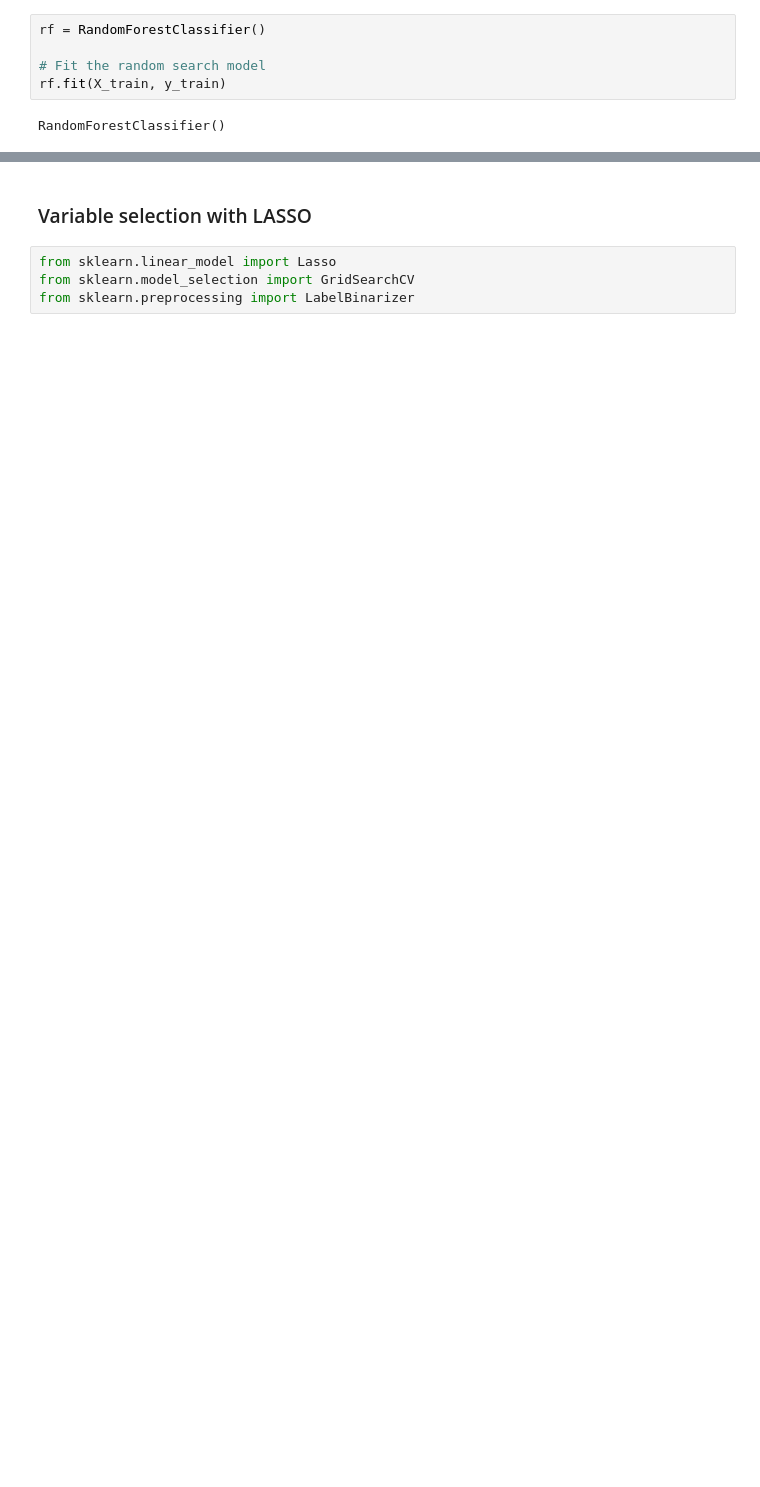
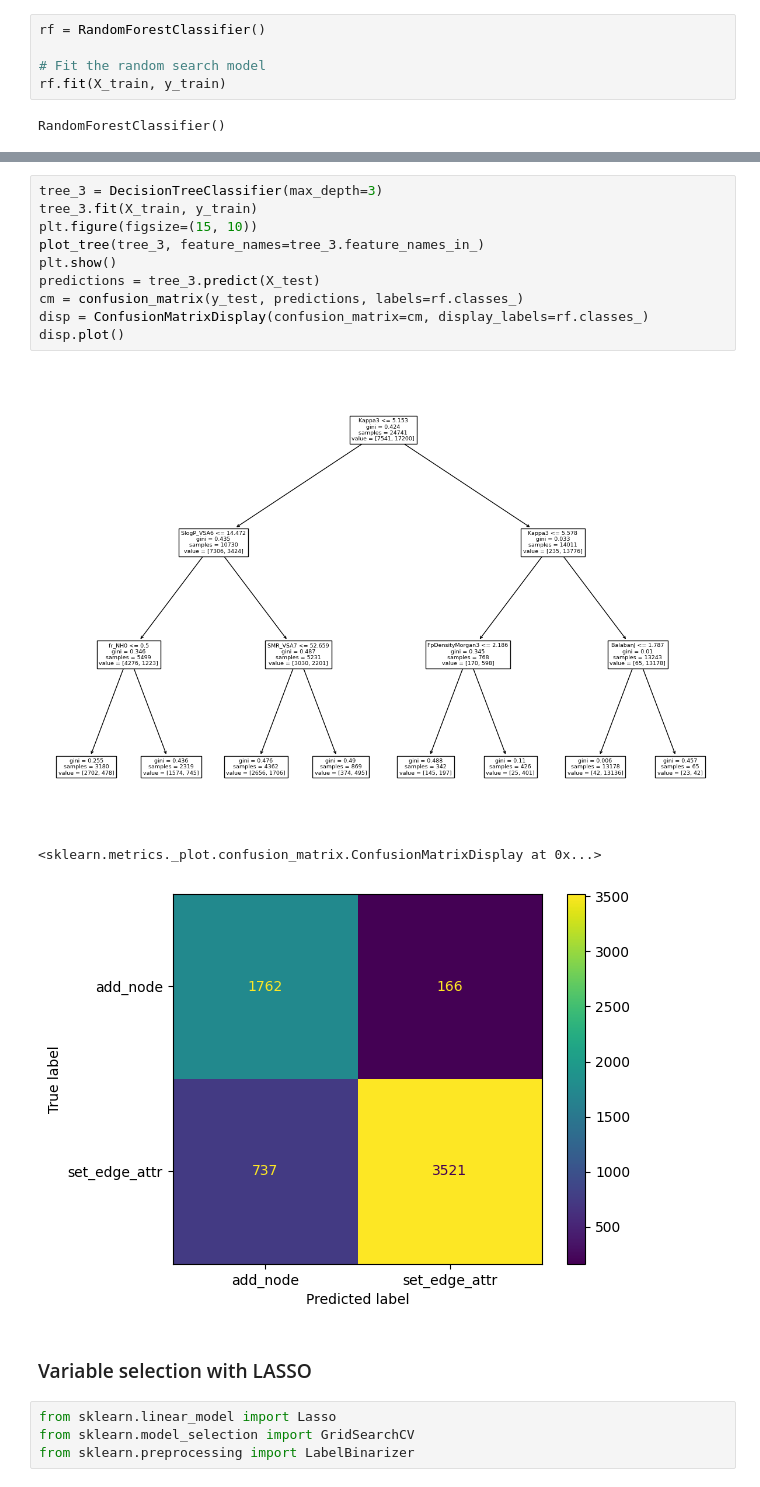
Before and after one commit to Winkielek/gflownet, a Jupyter notebook: notebooks/actions_classifier.ipynb, the cells around one changed output, grey strips where cells are left out. Saved outputs shown, nothing was run; the diff lists cells and outputs as text; blank space fills up the shorter version.

```diff
--- a/notebooks/actions_classifier.ipynb
+++ b/notebooks/actions_classifier.ipynb
@@ -490,3 +88,17 @@ print(plot_tree(tree, feature_names=tree.feature_names_in_))
+# %%
+tree_3 = DecisionTreeClassifier(max_depth=3)
+tree_3.fit(X_train, y_train)
+plt.figure(figsize=(15, 10))
+plot_tree(tree_3, feature_names=tree_3.feature_names_in_)
+plt.show()
+predictions = tree_3.predict(X_test)
+cm = confusion_matrix(y_test, predictions, labels=rf.classes_)
+disp = ConfusionMatrixDisplay(confusion_matrix=cm, display_labels=rf.classes_)
+disp.plot()
+# %% [output]
+[figure, added]
+<sklearn.metrics._plot.confusion_matrix.ConfusionMatrixDisplay at 0x...>
+[figure, added]
 # %% [markdown]
 ### Variable selection with LASSO
 # %%
```
Also changed, not shown: parts of 58 cells of this notebook.
